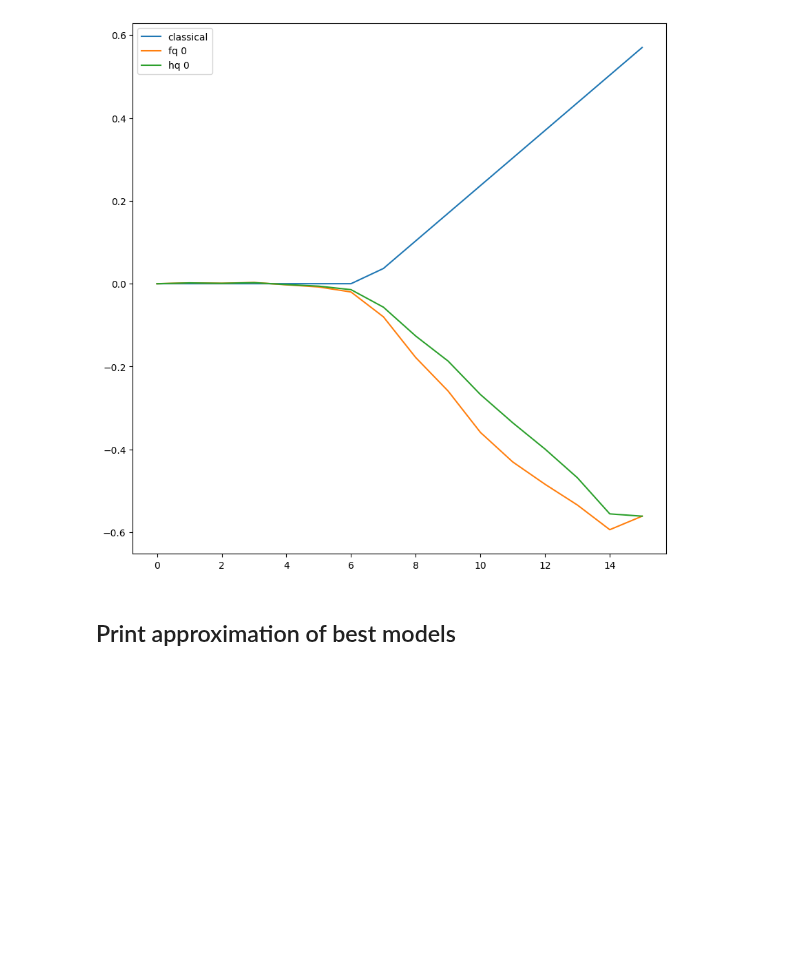
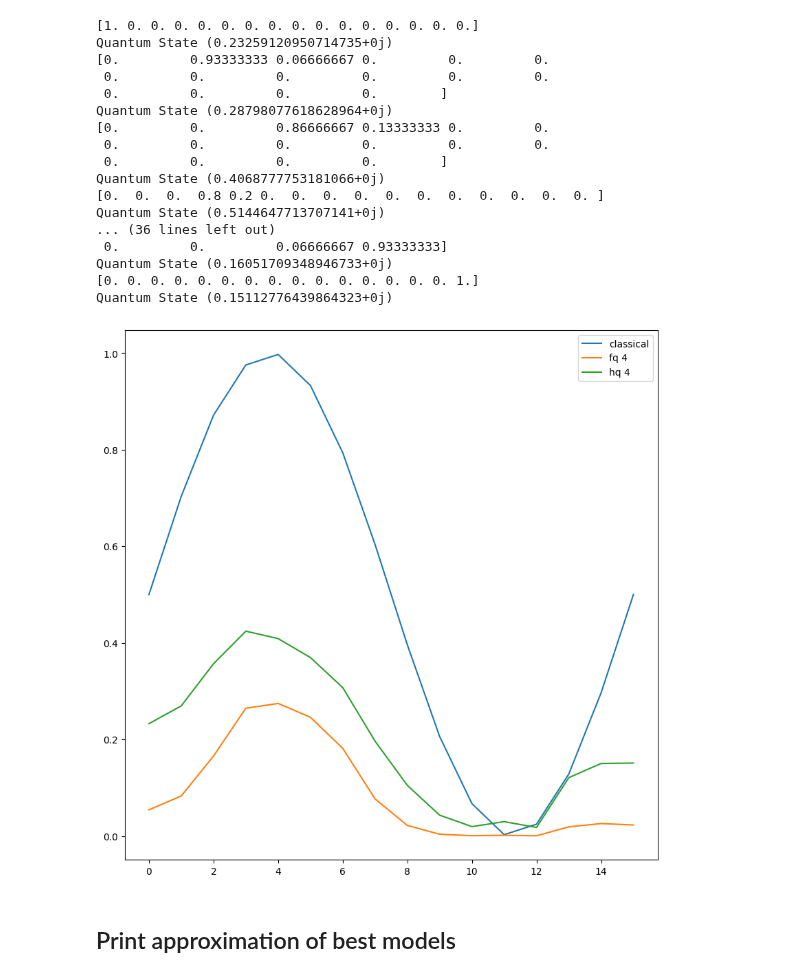
Before and after one commit to inajetovic/Variational-Quantum-Splines, a Jupyter notebook: visualize_results.ipynb, the cells around one changed output. Drawn from its saved outputs; the diff is of its cells as text; code cells hidden in the pictures; blank space fills up the shorter version.

```diff
--- a/visualize_results.ipynb
+++ b/visualize_results.ipynb
@@ -85,6 +100,6 @@ for i,item in enumerate(df['in_train_weights']):
     y_fq.append(vqls_circuit.direct_prod2(weights,el))
 
   #plt.plot(range(len(y_fq)),y_q,label= f"h {i}")
-  plt.plot(range(len(y_fq)),y_fq, )#label= f"fq {i}")
+  plt.plot(range(len(y_fq)),y_fq, label= f"fq {i}")
 plt.legend()
 # %% [output]
@@ -102,29 +117,47 @@ print()
 # %%
 #Best performing model based on RSS
 best = np.argmin(df['RSS_q'])
-best = 0
+
 
 weights = df['in_train_weights'][best][argM[best]]
 q = vqls_circuit.solution(weights).real
 y_q=np.dot(matrix,q) #hybrid
                   #Quantum
 plt.figure(figsize=(10,10))
 plt.plot(range(len(y_c)),y_c, label="classical")
 
 y_fq=[]
 for el in matrix:
-  y_fq.append(vqls_circuit.direct_prod2(weights,el))
+  print(el)
+  y_fq.append(vqls_circuit.direct_prod2(weights,el, visualize=True))
 
 #plt.plot(range(len(y_fq)),y_q,label= f"h {i}")
 #plt.plot(range(len(y_fq)),np.abs(y_fq), label= f"fq abs {best}")
 #plt.plot(range(len(y_fq)),np.abs(y_q), label= f"hq abs {best}")
-plt.plot(range(len(y_fq)),(y_fq), label= f"fq {best}")
+plt.plot(range(len(y_fq)),np.power((y_fq),2), label= f"fq {best}")
 plt.plot(range(len(y_fq)),(y_q), label= f"hq {best}")
 plt.legend()
 #plt.savefig(f'{file_path[:-5]}.png')
 plt.show()
 # %% [output]
+[1. 0. 0. 0. 0. 0. 0. 0. 0. 0. 0. 0. 0. 0. 0. 0.]
+Quantum State (0.23259120950714735+0j)
+[0.         0.93333333 0.06666667 0.         0.         0.
+ 0.         0.         0.         0.         0.         0.
+ 0.         0.         0.         0.        ]
+Quantum State (0.28798077618628964+0j)
+[0.         0.         0.86666667 0.13333333 0.         0.
+ 0.         0.         0.         0.         0.         0.
+ 0.         0.         0.         0.        ]
+Quantum State (0.4068777753181066+0j)
+[0.  0.  0.  0.8 0.2 0.  0.  0.  0.  0.  0.  0.  0.  0.  0.  0. ]
+Quantum State (0.5144647713707141+0j)
+... (36 lines left out)
+ 0.         0.         0.06666667 0.93333333]
+Quantum State (0.16051709348946733+0j)
+[0. 0. 0. 0. 0. 0. 0. 0. 0. 0. 0. 0. 0. 0. 0. 1.]
+Quantum State (0.15112776439864323+0j)
-[figure, old version]
+[figure, new version]
 # %% [markdown]
 ## Print approximation of best models
 # %%
```
Also changed, not shown: parts of 5 cells of this notebook, 2 other files.
